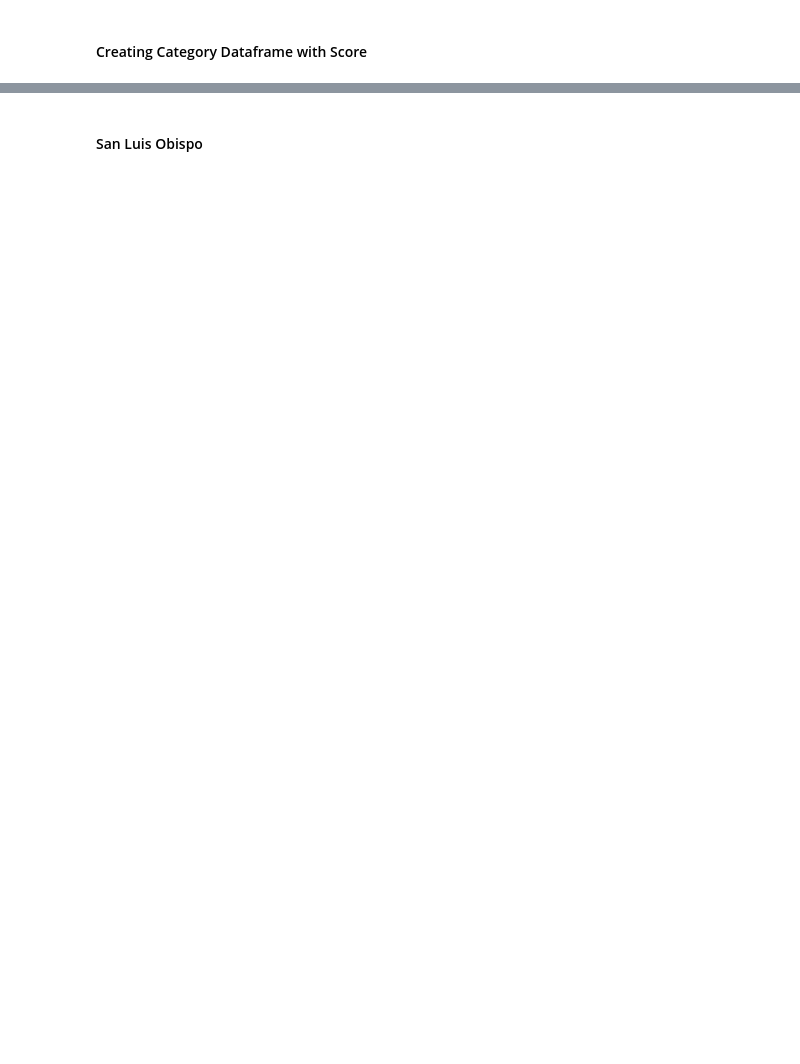
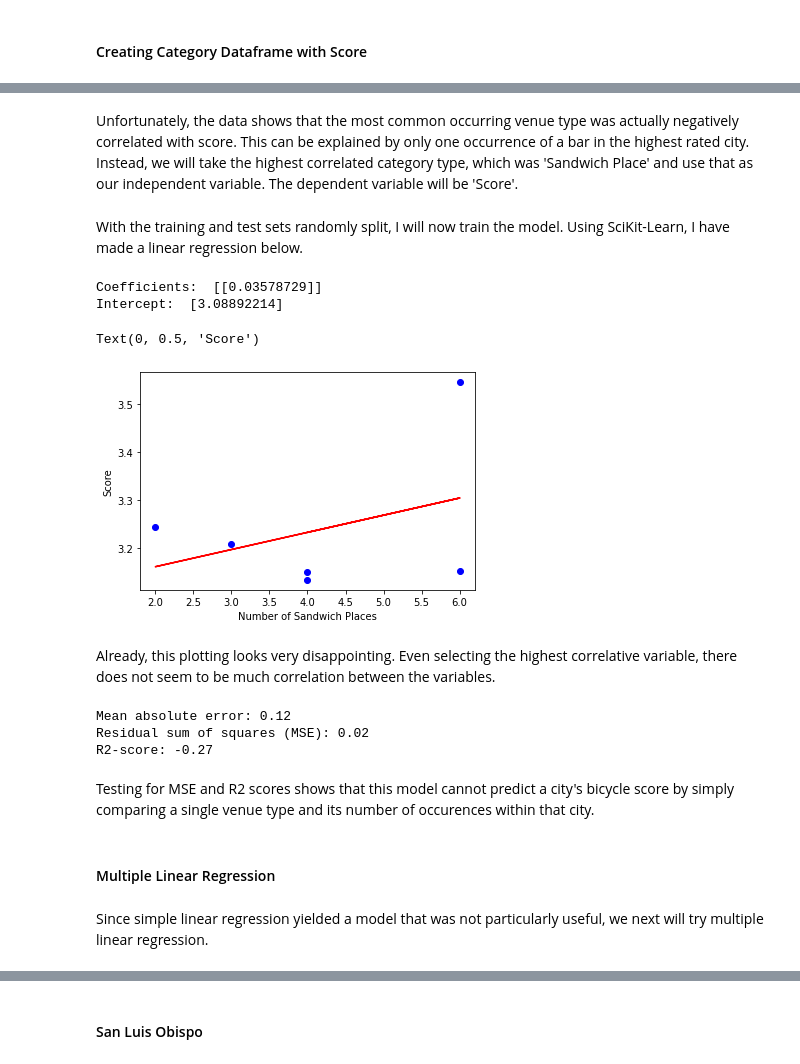
Before and after one commit to georgejordan3/IBM_Capstone, a Jupyter notebook: Bicycle_Cities.ipynb, the cells around one changed output, grey strips where cells are left out. Drawn from its saved outputs; the diff is of its cells as text; code cells hidden in the pictures; blank space fills up the shorter version.

```diff
--- a/Bicycle_Cities.ipynb
+++ b/Bicycle_Cities.ipynb
@@ -868,0 +880,46 @@ Another model that could be implented is utilizing k-nearest neighbors to compar
+# %% [markdown]
+Unfortunately, the data shows that the most common occurring venue type was actually negatively correlated with score. This can be explained by only one occurrence of a bar in the highest rated city. Instead, we will take the highest correlated category type, which was 'Sandwich Place' and use that as our independent variable. The dependent variable will be 'Score'.
+# %%
+msk = np.random.rand(len(category_score)) < 0.8
+train = category_score[msk]
+test = category_score[~msk]
+# %% [markdown]
+With the training and test sets randomly split, I will now train the model. Using SciKit-Learn, I have made a linear regression below.
+# %%
+regr = linear_model.LinearRegression()
+train_x = np.asanyarray(train[['Sandwich_Place']])
+train_y = np.asanyarray(train[['Score']])
+regr.fit (train_x, train_y)
+print ('Coefficients: ', regr.coef_)
+print ('Intercept: ',regr.intercept_)
+# %% [output]
+Coefficients:  [[0.03578729]]
+Intercept:  [3.08892214]
+# %%
+plt.scatter(train.Sandwich_Place, train.Score,  color='blue')
+plt.plot(train_x, regr.coef_[0][0]*train_x + regr.intercept_[0], '-r')
+plt.xlabel("Number of Sandwich Places")
+plt.ylabel("Score")
+# %% [output]
+Text(0, 0.5, 'Score')
+[figure, added]
+# %% [markdown]
+Already, this plotting looks very disappointing. Even selecting the highest correlative variable, there does not seem to be much correlation between the variables.
+# %%
+test_x = np.asanyarray(test[['Sandwich_Place']])
+test_y = np.asanyarray(test[['Score']])
+test_y_ = regr.predict(test_x)
+
+print("Mean absolute error: %.2f" % np.mean(np.absolute(test_y_ - test_y)))
+print("Residual sum of squares (MSE): %.2f" % np.mean((test_y_ - test_y) ** 2))
+print("R2-score: %.2f" % r2_score(test_y , test_y_) )
+# %% [output]
+Mean absolute error: 0.12
+Residual sum of squares (MSE): 0.02
+R2-score: -0.27
+# %% [markdown]
+Testing  for MSE and R2 scores shows that this model cannot predict a city's bicycle score by simply comparing a single venue type and its number of occurences within that city.
+# %% [markdown]
+#### Multiple Linear Regression
+# %% [markdown]
+Since simple linear regression yielded a model that was not particularly useful, we next will try multiple linear regression.
```
Also changed, not shown: parts of 54 cells of this notebook.
